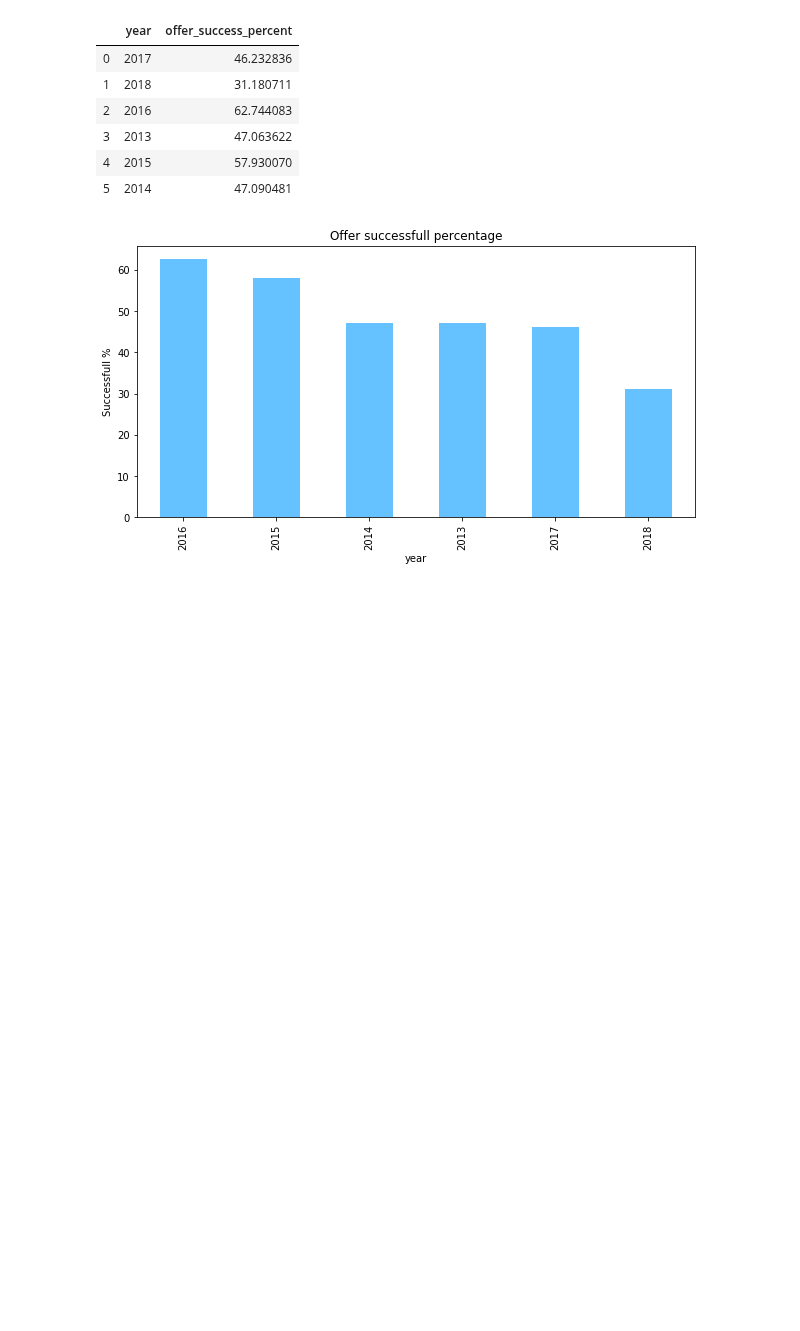
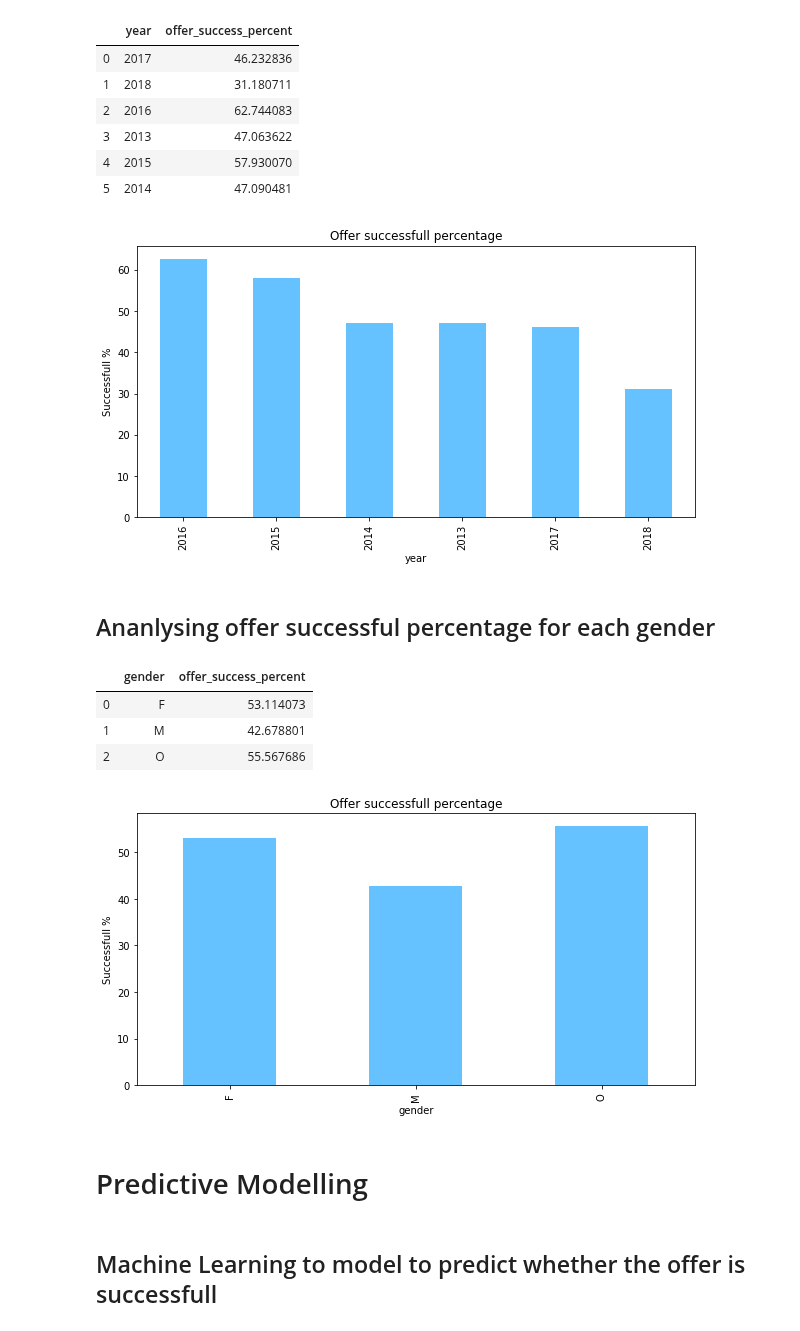
Before and after one commit to amitborkar98/Starbucks-capstone, a Jupyter notebook: Starbucks_Capstone_notebook.ipynb, the cells around one changed output. Cells and saved outputs as stored; diff of their text form; code cells hidden in the pictures; blank space fills up the shorter version.

Commit message:
Analysed offers completion percentage for each gender

```diff
--- a/Starbucks_Capstone_notebook.ipynb
+++ b/Starbucks_Capstone_notebook.ipynb
@@ -1317,3 +1317,37 @@ plt.xlabel('year');
 plt.ylabel('Successfull %');
 # %% [output]
 [figure]
+# %% [markdown]
+## Ananlysing offer successful percentage for each gender
+# %%
+gender_list = []
+offers_success_list = []
+gender_range_list = data['gender'].unique()
+for i in gender_range_list:
+    gender = data[data['gender'] == i]
+    offers_success_list.append(gender['offer_successful'].mean() * 100)
+    gender_list.append(i)
+d = { 'gender': gender_list,'offer_success_percent': offers_success_list}
+best_offers_df = pd.DataFrame(data = d)
+best_offers_df
+# %% [output]
+|  | gender | offer_success_percent |
+| 0 | F | 53.114073 |
+| 1 | M | 42.678801 |
+| 2 | O | 55.567686 |
+# %%
+best_offers_df.plot(kind='bar',
+           x='gender',
+           y='offer_success_percent',
+           color = '#66c2ff',
+           figsize =(10,5),
+           title = "Offer successfull percentage",
+           legend = False);
+plt.xlabel('gender');
+plt.ylabel('Successfull %');
+# %% [output]
+[figure, added]
+# %% [markdown]
+# Predictive Modelling
+# %% [markdown]
+## Machine Learning to model to predict whether the offer is successfull
```
